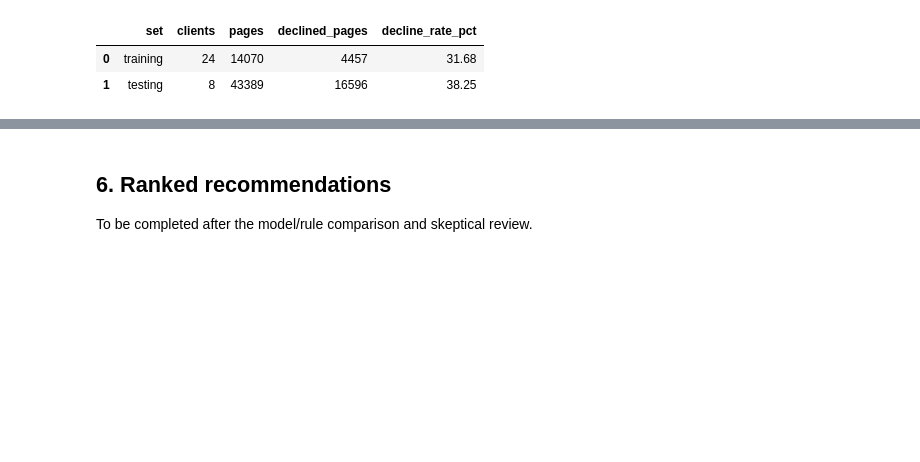
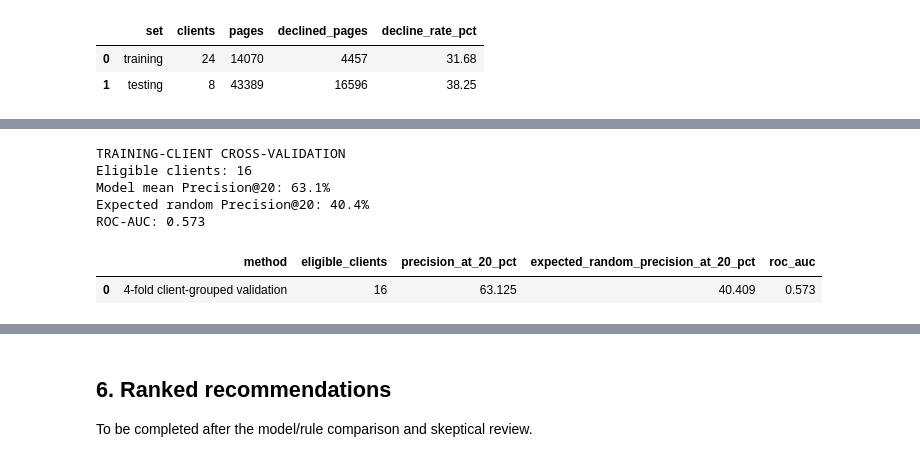
Before and after one commit to MTahaR-dev/flyrank-ml-internship, a Jupyter notebook: work/notebooks/capstone.ipynb, the cells around one changed output, grey strips where cells are left out. Cells and saved outputs as stored; diff of their text form; code cells hidden in the pictures; blank space fills up the shorter version.

```diff
--- a/work/notebooks/capstone.ipynb
+++ b/work/notebooks/capstone.ipynb
@@ -418 +468,73 @@ Prepared X_train, y_train, X_test, y_test. No model trained yet.
+# %%
+from sklearn.model_selection import GroupKFold, cross_val_predict
+from sklearn.metrics import roc_auc_score
+
+# Keep client IDs outside the model inputs.
+training_context = context.loc[
+    train_mask, ["client_hash_id", "content_hash_id"]
+].copy()
+
+# Each prediction comes from a model that did not train on that client.
+# cross_val_predict creates fresh copies of our entire pipeline.
+cv_scores = cross_val_predict(
+    model,
+    X_train,
+    y_train,
+    groups=training_context["client_hash_id"],
+    cv=GroupKFold(n_splits=4),
+    method="predict_proba",
+    n_jobs=1,
+)[:, 1]
+
+# Combine validation scores with identifiers and observed answers.
+validation = training_context.copy()
+validation["risk_score"] = cv_scores
+validation["actual_decline"] = y_train
+
+# Precision@20 requires at least 20 pages per client.
+client_sizes = validation.groupby("client_hash_id")[
+    "content_hash_id"
+].transform("size")
+
+eligible = validation.loc[client_sizes >= 20].copy()
+
+# Rank within each client; resolve equal scores using content ID.
+ranked = eligible.sort_values(
+    ["client_hash_id", "risk_score", "content_hash_id"],
+    ascending=[True, False, True],
+)
+
+top20 = ranked.groupby("client_hash_id").head(20)
+
+# Give each eligible client equal weight.
+precision20 = top20.groupby("client_hash_id")[
+    "actual_decline"
+].mean().mean()
+
+random_precision20 = eligible.groupby("client_hash_id")[
+    "actual_decline"
+].mean().mean()
+
+print("\nTRAINING-CLIENT CROSS-VALIDATION")
+print("Eligible clients:", eligible["client_hash_id"].nunique())
+print(f"Model mean Precision@20: {precision20:.1%}")
+print(f"Expected random Precision@20: {random_precision20:.1%}")
+print(f"ROC-AUC: {roc_auc_score(y_train, cv_scores):.3f}")
+
+cv_summary = pd.DataFrame([{
+    "method": "4-fold client-grouped validation",
+    "eligible_clients": int(eligible.client_hash_id.nunique()),
+    "precision_at_20_pct": float(100 * precision20),
+    "expected_random_precision_at_20_pct": float(100 * random_precision20),
+    "roc_auc": float(roc_auc_score(y_train, cv_scores)),
+}])
+cv_summary.round(3)
+# %% [output]
+TRAINING-CLIENT CROSS-VALIDATION
+Eligible clients: 16
+Model mean Precision@20: 63.1%
+Expected random Precision@20: 40.4%
+ROC-AUC: 0.573
+|  | method | eligible_clients | precision_at_20_pct | expected_random_precision_at_20_pct | roc_auc |
+| 0 | 4-fold client-grouped validation | 16 | 63.125 | 40.409 | 0.573 |
 # %% [markdown]
```
Also changed, not shown: parts of 15 cells of this notebook, 3 other files.
